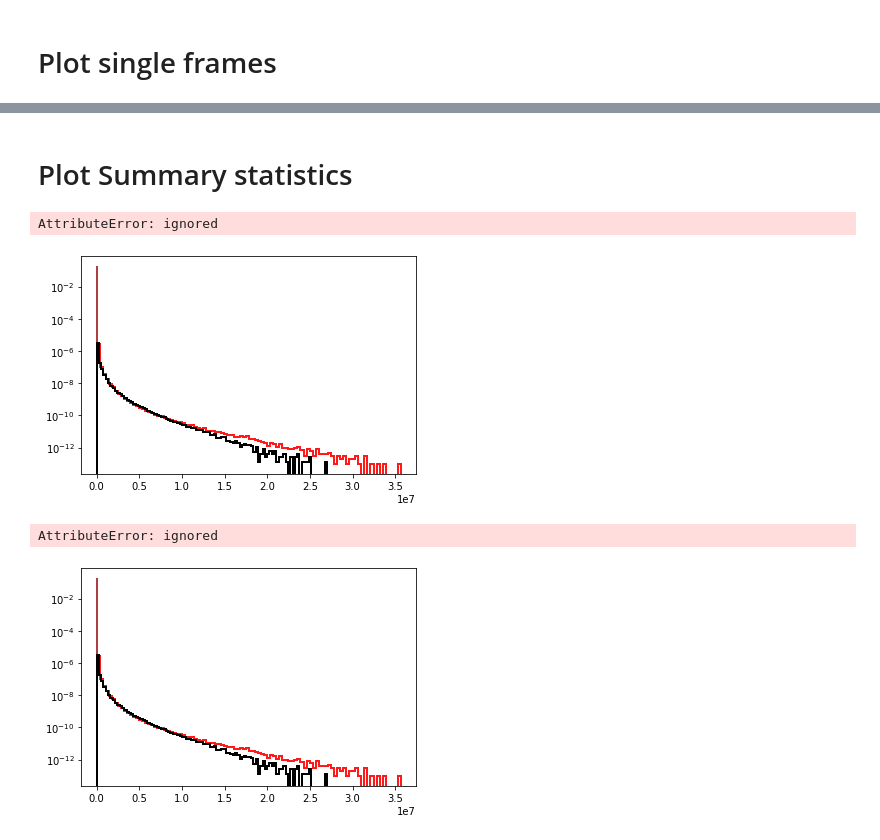
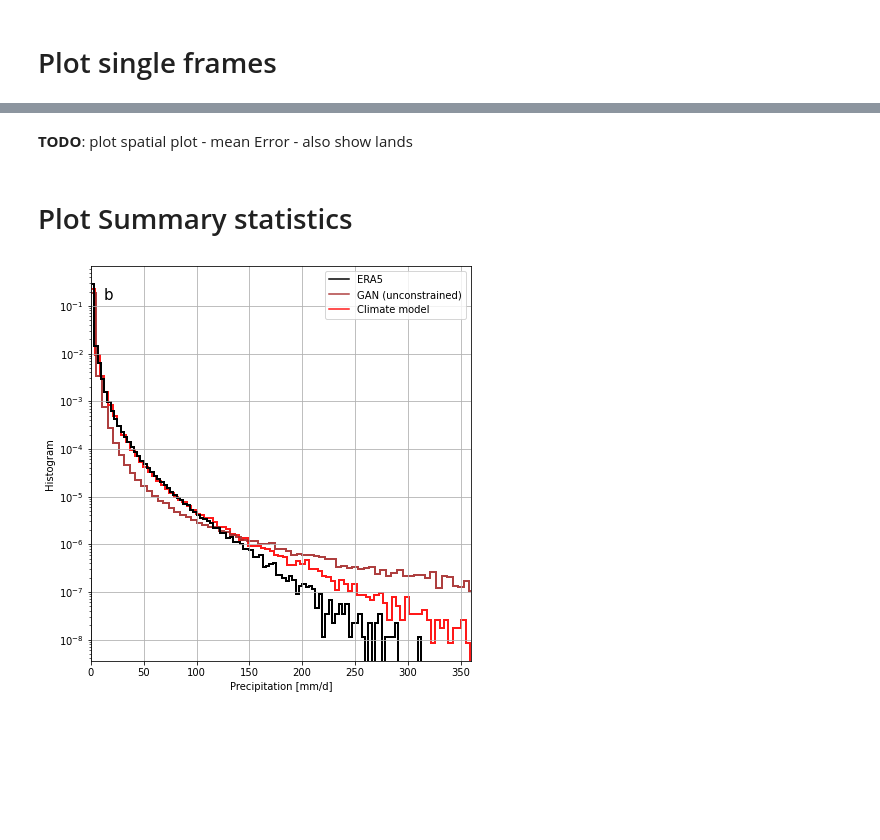
Before and after one commit to aim56009/Bias_GAN, a Jupyter notebook: code/run_notebook.ipynb, the cells around one changed output, grey strips where cells are left out. Cells and saved outputs as stored; diff of their text form; code cells hidden in the pictures; blank space fills up the shorter version.

```diff
--- a/code/run_notebook.ipynb
+++ b/code/run_notebook.ipynb
@@ -444,10 +456,10 @@ class EvaluateCheckpoints():
 
         climate_model = xr.open_dataset(self.config.poem_path)
         if 'poem_precipitation' in climate_model.variables:
-            climate_model =  climate_model.poem_precipitation*3600*24                     #######is it nessecary to mulitply with this??########
+            climate_model =  climate_model.poem_precipitation#*3600*24                     #######is it nessecary to mulitply with this??########
         else:
-            climate_model =  climate_model.precipitation *3600*24                         #######is it nessecary to mulitply with this??########
-        era5 = xr.open_dataset(self.config.era5_path).era5_precipitation*3600*24            #######is it nessecary to mulitply with this??########
+            climate_model =  climate_model.precipitation #*3600*24                         #######is it nessecary to mulitply with this??########
+        era5 = xr.open_dataset(self.config.era5_path).era5_precipitation#*3600*24            #######is it nessecary to mulitply with this??########
         gan = self.gan_results.gan_precipitation
 
         data = TestData(era5, gan, climate_model=climate_model)
@@ -534,7 +543,7 @@ def plot_basemap(data: xr.DataArray,
                 fig=None,
                 projection='mill',
                 contourf=False,
-                map_resolution='l',
+                map_resolution='c',
                 vmin_contours=0.15,
                 vmax_contours=0.40,
                 mask_threshold=1):
@@ -557,8 +566,9 @@ def plot_basemap(data: xr.DataArray,
                 urcrnrlon=lons[-1], urcrnrlat=lats[-1],
                 projection=projection, lon_0=lon_0,
                 resolution=map_resolution, ax=axis)
+    m.drawcountries()
+    m.drawcoastlines(color='k', linewidth=0.5)
 
-    m.drawcoastlines(color='k', linewidth=0.5)
 
     if draw_coordinates:
         par = m.drawparallels(
@@ -877,19 +941,10 @@ PlotAnalysis(test_data).single_frames(projection="cyl",time_index=time_index)
+# %% [markdown]
+**TODO**: plot spatial plot - mean Error - also show lands
 # %% [markdown]
 # Plot Summary statistics
 # %%
-fig, ax = plt.subplots()
+fig, ax = plt.subplots(1,1,figsize=(6, 6),  constrained_layout=True)
 
-# Plot the histograms for the first instance of PlotAnalysis
-PlotAnalysis(test_data).histograms(single_plot=False, ax=True, show_legend=True, annotate=True)
-
-
-# Finally, show the figure
-plt.show()
+PlotAnalysis(test_data).histograms(single_plot=False, ax=ax, show_legend=True, annotate=True)
 # %% [output]
-AttributeError: ignored
-[figure, old version]
+[figure, new version]
-# %%
-PlotAnalysis(test_data).histograms(single_plot=True, ax=True, show_legend=True, annotate=True)
-# %% [output]
-AttributeError: ignored
-[figure, removed]
```
Also changed, not shown: parts of 17 cells of this notebook.
